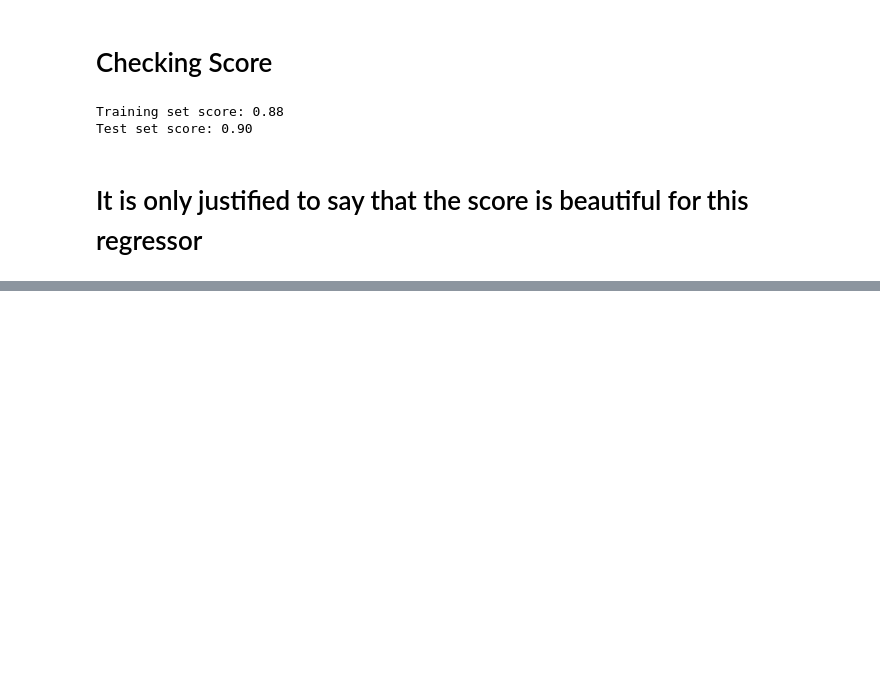
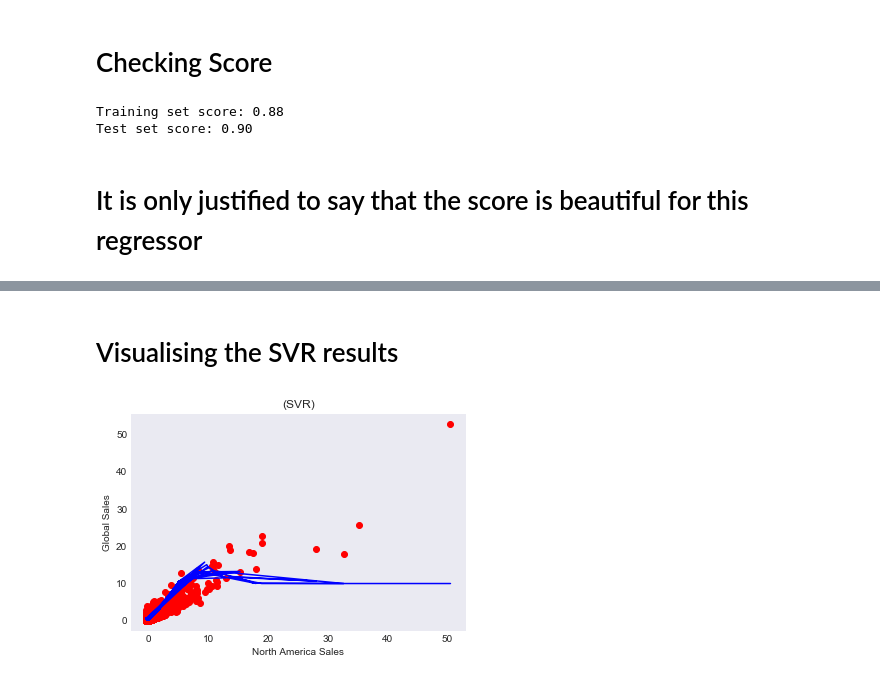
Before and after one commit to TheBrownViking20/DSstuff, a Jupyter notebook: Video game sales/vgsales.ipynb, the cells around one changed output, grey strips where cells are left out. Drawn from its saved outputs; the diff is of its cells as text; code cells hidden in the pictures; blank space fills up the shorter version.

```diff
--- a/Video game sales/vgsales.ipynb
+++ b/Video game sales/vgsales.ipynb
@@ -424,0 +545,6 @@ Test set score: 0.90
+# %%
+from sklearn.preprocessing import StandardScaler
+sc_X = StandardScaler()
+sc_y = StandardScaler()
+X = sc_X.fit_transform(X)
+y = sc_y.fit_transform(y)
@@ -424,0 +558,11 @@ Test set score: 0.90
+# %% [markdown]
+# Visualising the SVR results
+# %%
+plt.scatter(X, y, color = 'red')
+plt.plot(X, SVRregressor.predict(X), color = 'blue')
+plt.title('(SVR)')
+plt.xlabel('North America Sales')
+plt.ylabel('Global Sales')
+plt.show()
+# %% [output]
+[figure, added]
```
Also changed, not shown: parts of 37 cells of this notebook.
